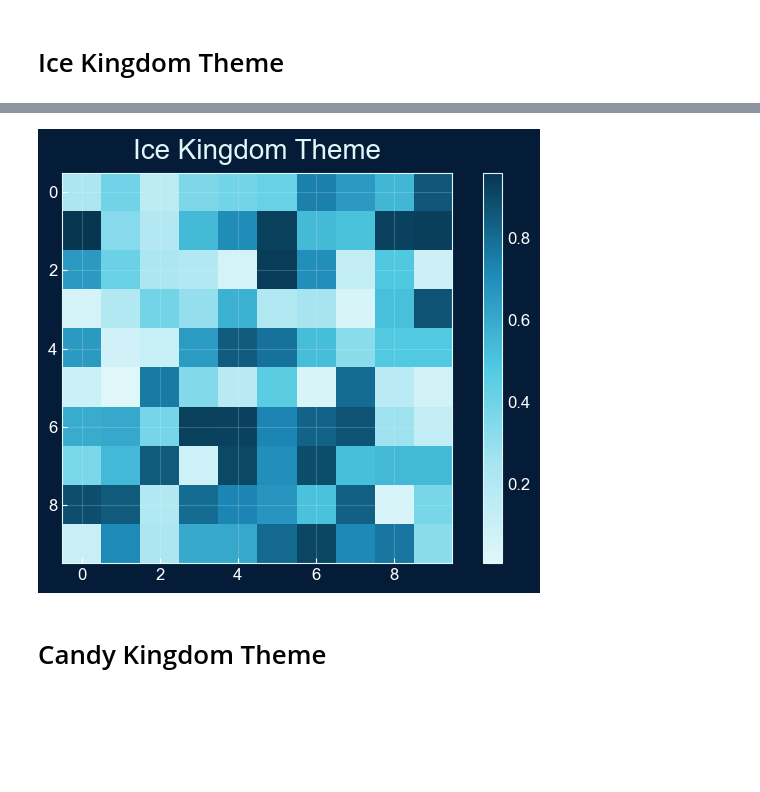
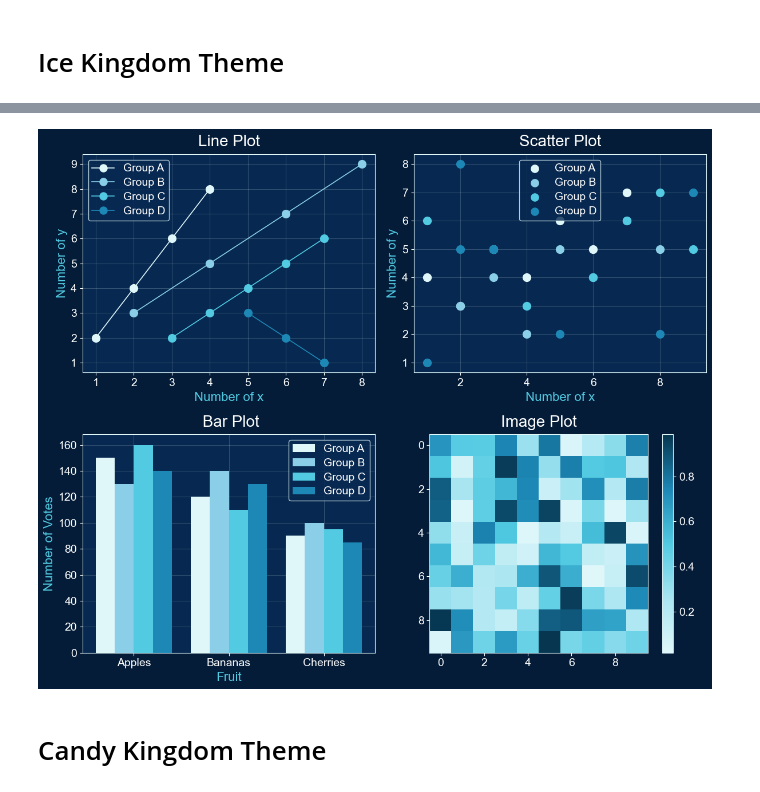
Before and after one commit to markrz12/adventure_time_data_visualisation, a Jupyter notebook: data_visualisation.ipynb, the cells around one changed output, grey strips where cells are left out. Cells and saved outputs as stored; diff of their text form; code cells hidden in the pictures; blank space fills up the shorter version.

```diff
--- a/data_visualisation.ipynb
+++ b/data_visualisation.ipynb
@@ -205,10 +113,71 @@ plt.show()
-# %%
-data = np.random.rand(10, 10)
-plt.imshow(data)
-plt.title("Ice Kingdom Theme")
-plt.colorbar()
-plt.show()
-# %% [output]
-[figure, removed]
+# %%
+fruits = ['Apples', 'Bananas', 'Cherries']
+group_a_votes = [150, 120, 90]
+group_b_votes = [130, 140, 100]
+group_c_votes = [160, 110, 95]
+group_d_votes = [140, 130, 85]
+x = np.arange(len(fruits))
+width = 0.2
+
+data1_x = [1, 2, 3, 4, 5, 6, 7]
+data1_y = [4, 3, 5, 4, 6, 5, 7]
+data2_x = [2, 3, 4, 5, 6, 7, 8]
+data2_y = [3, 4, 2, 5, 4, 6, 5]
+data3_x = [1, 3, 4, 6, 7, 8, 9]
+data3_y = [6, 5, 3, 4, 6, 7, 5]
+data4_x = [2, 9,3, 5, 2, 1, 8]
+data4_y = [8, 7, 5, 2, 5, 1, 2]
+
+x_line = np.array([1, 2, 3, 4])
+y_line = x_line * 2
+x1_line = [2, 4, 6, 8]
+y1_line = [3, 5, 7, 9]
+x2_line = [3, 4, 5, 6, 7]
+y2_line = [2, 3, 4, 5, 6]
+x3_line = [5, 6, 7]
+y3_line = [3, 2, 1]
+
+fig, axs = plt.subplots(2, 2, figsize=(12, 10))
+
+axs[1, 0].bar(x - 1.5*width, group_a_votes, width, label='Group A')
+axs[1, 0].bar(x - 0.5*width, group_b_votes, width, label='Group B')
+axs[1, 0].bar(x + 0.5*width, group_c_votes, width, label='Group C')
+axs[1, 0].bar(x + 1.5*width, group_d_votes, width, label='Group D')
+axs[1, 0].set_xlabel('Fruit')
+axs[1, 0].set_ylabel('Number of Votes')
+axs[1, 0].set_title(f' Bar Plot')
+axs[1, 0].set_xticks(x)
+axs[1, 0].set_xticklabels(fruits)
+axs[1, 0].legend()
+
+axs[0, 1].scatter(data1_x, data1_y, label='Group A')
+axs[0, 1].scatter(data2_x, data2_y, label='Group B')
+axs[0, 1].scatter(data3_x, data3_y, label='Group C')
+axs[0, 1].scatter(data4_x, data4_y, label='Group D')
+axs[0, 1].set_title(f'Scatter Plot')
+axs[0, 1].set_xlabel('Number of x')
+axs[0, 1].set_ylabel('Number of y')
+
+
+axs[0, 1].legend()
+
+axs[0, 0].plot(x_line, y_line, label='Group A')
+axs[0, 0].plot(x1_line, y1_line, label='Group B')
+axs[0, 0].plot(x2_line, y2_line, label='Group C')
+axs[0, 0].plot(x3_line, y3_line, label='Group D')
+axs[0, 0].set_title(f'Line Plot')
+axs[0, 0].set_xlabel('Number of x')
+axs[0, 0].set_ylabel('Number of y')
+axs[0, 0].legend()
+
+data = np.random.rand(10, 10)
+im = axs[1, 1].imshow(data)
+fig.colorbar(im, ax=axs[1, 1])
+axs[1, 1].set_title(f'Image Plot')
+axs[1, 1].grid(False)
+
+plt.show()
+# %% [output]
+[figure, added]
 # %% [markdown]
 # Candy Kingdom Theme
```
Also changed, not shown: parts of 19 cells of this notebook.
